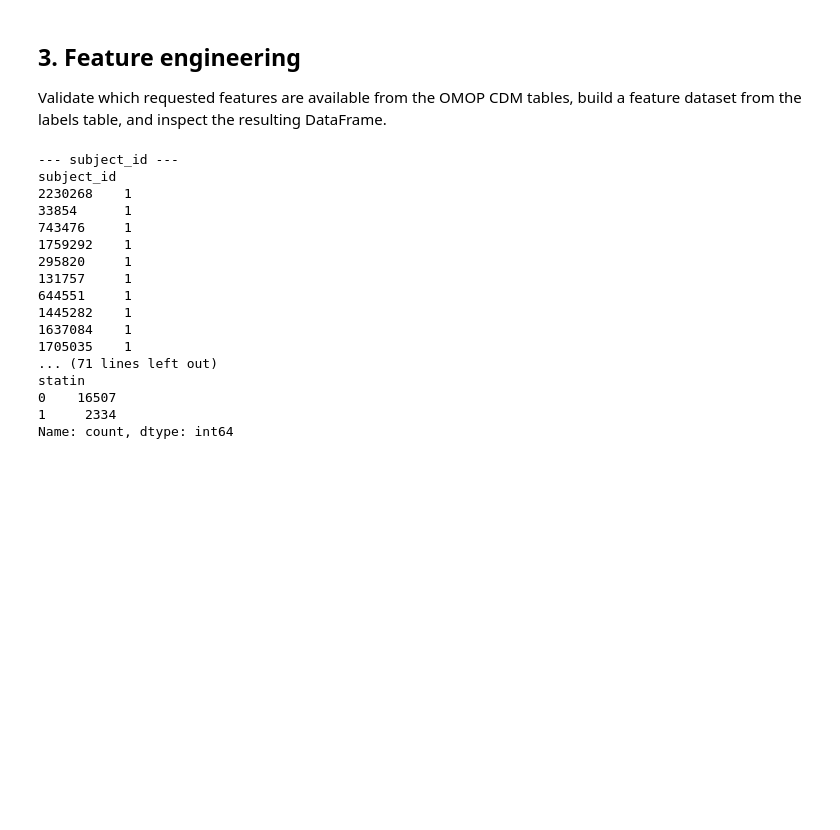
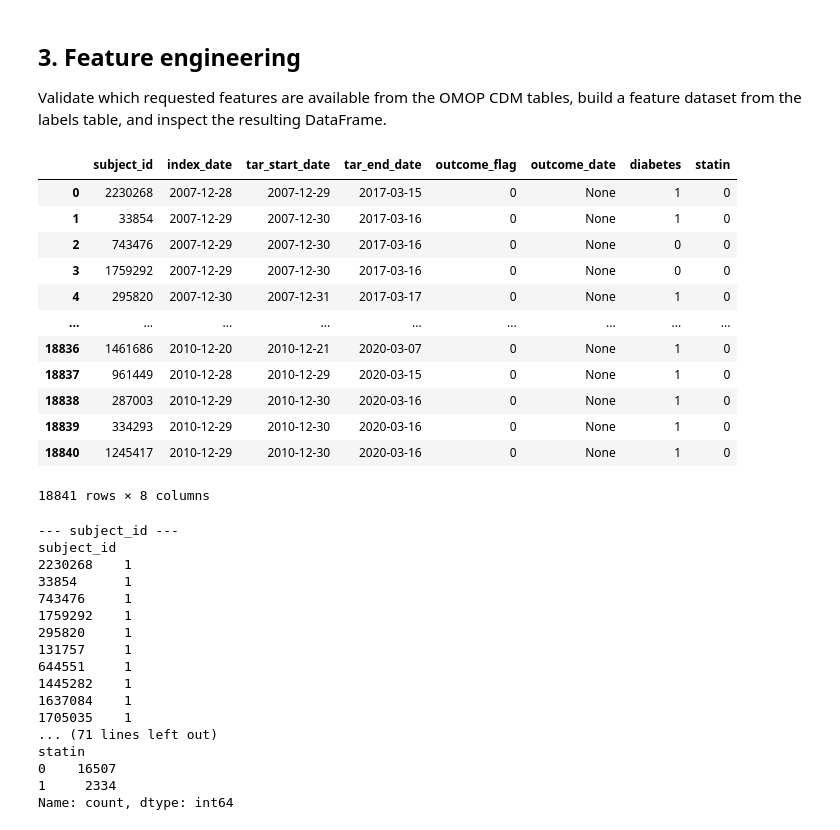
Before and after one commit to YouriDeKeersmaecker/P-PLP, a Jupyter notebook: notebooks/p_plp_showcase.ipynb, the cells around one changed output. Saved outputs shown, nothing was run; the diff lists cells and outputs as text; code cells hidden in the pictures; blank space fills up the shorter version.

Commit message:
predifined base concepts for features

```diff
--- a/notebooks/p_plp_showcase.ipynb
+++ b/notebooks/p_plp_showcase.ipynb
@@ -586,27 +586,34 @@ BASE = {
     }
 }
 
-
 TEST_FEATURES = {
     "diabetes": {
-        "table": "condition_occurrence",
-        "date_col": "condition_start_date",
-        "concept_col": "condition_concept_id",
-        "window": (-9999, 0),
+        "base": "condition",
         "concept_ids": [201826],
     },
     "statin": {
-        "table": "drug_exposure",
-        "date_col": "drug_exposure_start_date",
-        "concept_col": "drug_concept_id",
-        "window": (-365, 0),
+        "base": "drug_long",
         "concept_ids": [1545958],
     },
 }
 # %%
 from p_plp.feature_engineering import *
-features_df = run_feature_query(engine, TEST_FEATURES)
+features_df = run_feature_query(engine, TEST_FEATURES, BASE)
 features_df
+# %% [output]
+|  | subject_id | index_date | tar_start_date | tar_end_date | outcome_flag | outcome_date | diabetes | statin |
+| 0 | 2230268 | 2007-12-28 | 2007-12-29 | 2017-03-15 | 0 | None | 1 | 0 |
+| 1 | 33854 | 2007-12-29 | 2007-12-30 | 2017-03-16 | 0 | None | 1 | 0 |
+| 2 | 743476 | 2007-12-29 | 2007-12-30 | 2017-03-16 | 0 | None | 0 | 0 |
+| 3 | 1759292 | 2007-12-29 | 2007-12-30 | 2017-03-16 | 0 | None | 0 | 0 |
+| 4 | 295820 | 2007-12-30 | 2007-12-31 | 2017-03-17 | 0 | None | 1 | 0 |
+| ... | ... | ... | ... | ... | ... | ... | ... | ... |
+| 18836 | 1461686 | 2010-12-20 | 2010-12-21 | 2020-03-07 | 0 | None | 1 | 0 |
+| 18837 | 961449 | 2010-12-28 | 2010-12-29 | 2020-03-15 | 0 | None | 1 | 0 |
+| 18838 | 287003 | 2010-12-29 | 2010-12-30 | 2020-03-16 | 0 | None | 1 | 0 |
+| 18839 | 334293 | 2010-12-29 | 2010-12-30 | 2020-03-16 | 0 | None | 1 | 0 |
+| 18840 | 1245417 | 2010-12-29 | 2010-12-30 | 2020-03-16 | 0 | None | 1 | 0 |
+18841 rows × 8 columns
 # %%
 for col in features_df.columns:
     print(f"\n--- {col} ---")
```
Also changed, not shown: 1 other file.
